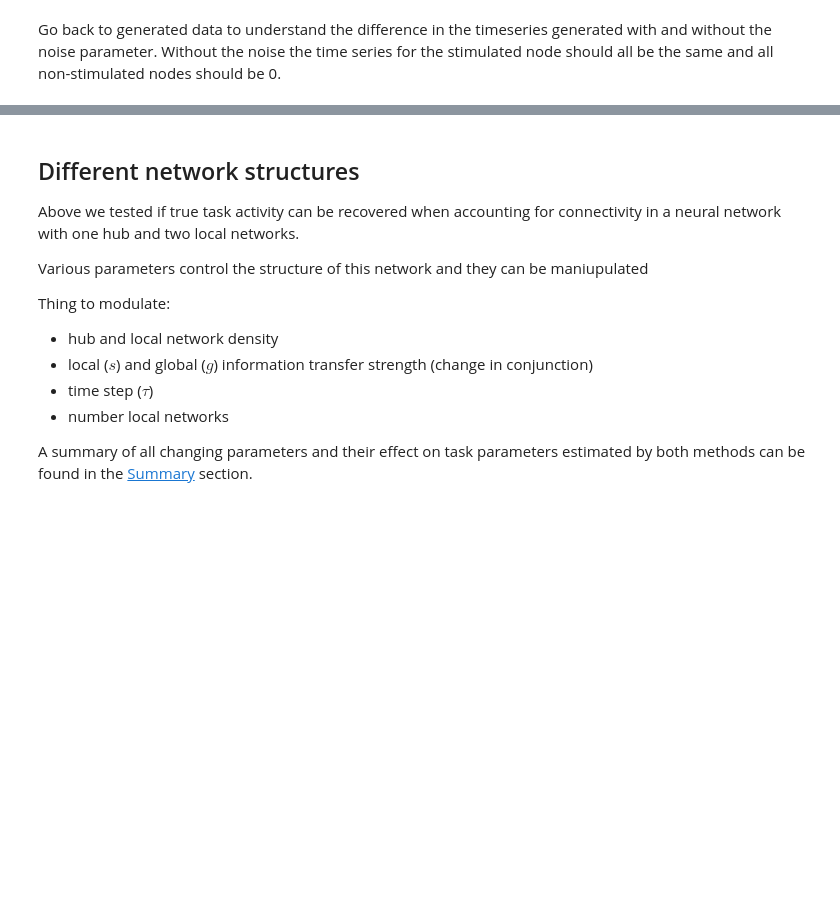
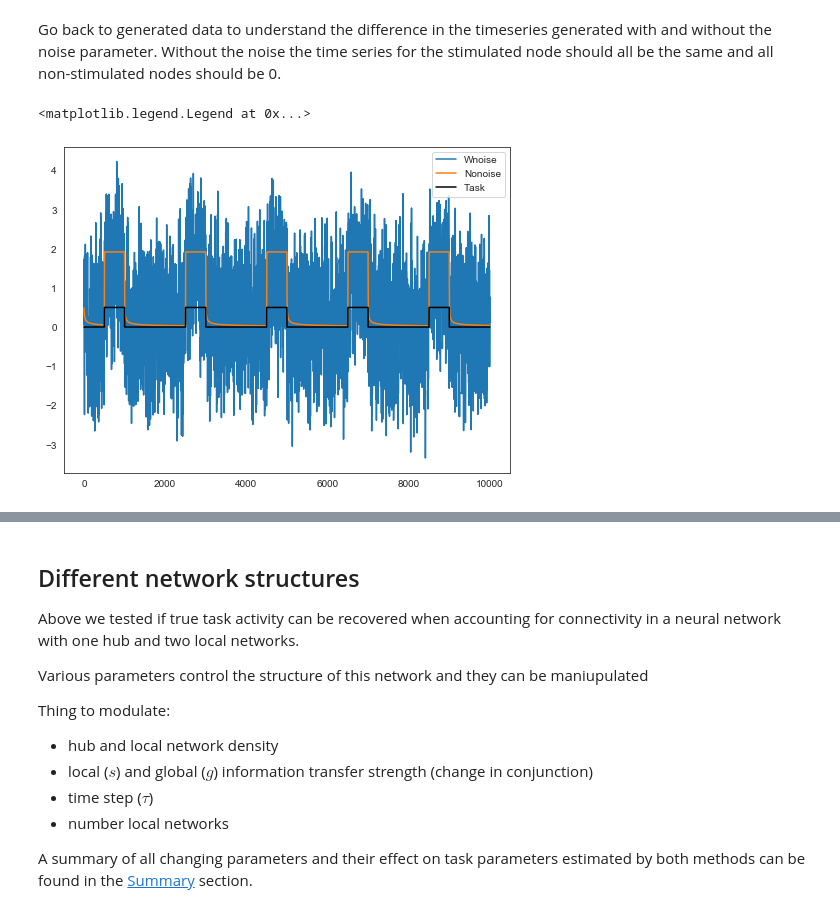
Before and after one commit to zenkavi/DevStudy_FmriNbs, a Jupyter notebook: notebooks/informationtransfermapping/TheoreticalResults/Zenkavi_Simulations/Extended_GLM_neural_network_level.ipynb, the cells around one changed output, grey strips where cells are left out. Cells and saved outputs as stored; diff of their text form; code cells hidden in the pictures; blank space fills up the shorter version.

Commit message:
cont working on trying to understand the effects of the noise parameter in generating data

```diff
--- a/notebooks/informationtransfermapping/TheoreticalResults/Zenkavi_Simulations/Extended_GLM_neural_network_level.ipynb
+++ b/notebooks/informationtransfermapping/TheoreticalResults/Zenkavi_Simulations/Extended_GLM_neural_network_level.ipynb
@@ -458,7 +460,16 @@ plt.legend(loc="best")
 # %% [markdown]
 Go back to generated data to understand the difference in the timeseries generated with and without the noise parameter. Without the noise the time series for the stimulated node should all be the same and all non-stimulated nodes should be 0.
 # %%
-tmp_stimtimes = make_stimtimes(Tmax=10000, dt=1, stim_nodes=new_stim_nodes, stim_mag=0.5)
+tmp_stimtimes = make_stimtimes(Tmax=10000, dt=1, stim_nodes=base_stim_nodes, stim_mag=0.5)
 # %%
 wnoise = model.networkModel(base_W,Tmax=10000,dt=1,g=1,s=1,tau=1, I=tmp_stimtimes, noise=1)[0]
 nonoise = model.networkModel(base_W,Tmax=10000,dt=1,g=1,s=1,tau=1, I=tmp_stimtimes, noise=None)[0]
+# %%
+#Plot same stimulated node's timeseries with and without noise
+plt.plot(range(wnoise.shape[1]), wnoise[0,:], label="Wnoise")
+plt.plot(range(nonoise.shape[1]), nonoise[0,:], label="Nonoise")
+plt.plot(range(nonoise.shape[1]), tmp_stimtimes[0], label="Task", color="black")
+plt.legend(loc="best")
+# %% [output]
+<matplotlib.legend.Legend at 0x...>
+[figure, added]
```
Also changed, not shown: parts of 14 cells of this notebook.
